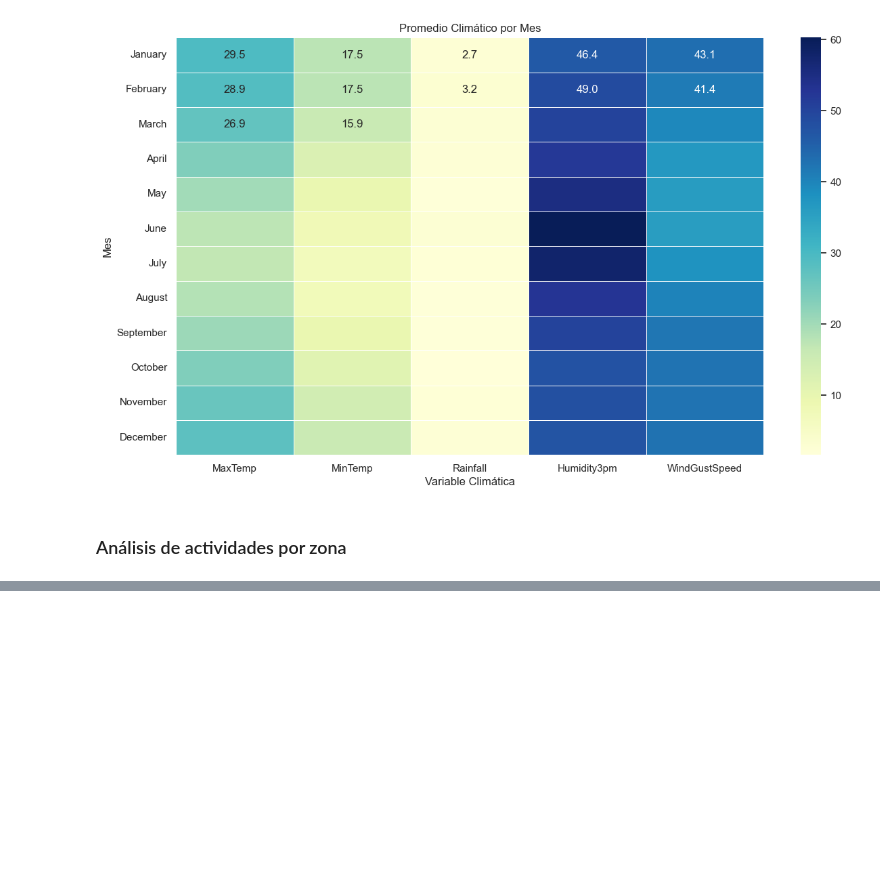
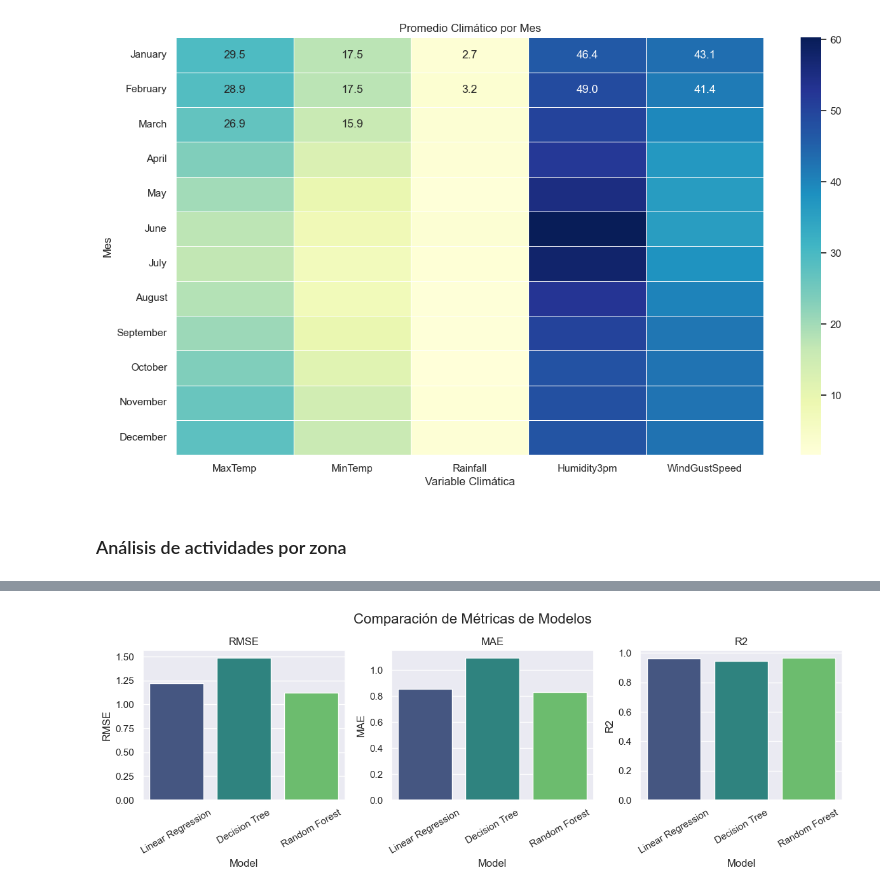
Before and after one commit to Manolowo/MineriadeDatos_Meteorologia, a Jupyter notebook: commonwealth/notebooks/CRISP-DM.ipynb, the cells around one changed output, grey strips where cells are left out. Drawn from its saved outputs; the diff is of its cells as text; code cells hidden in the pictures; blank space fills up the shorter version.

Commit message:
CRISP-DM fase 04 y 05
se realizo la adjuntación de los mejores modelos realizados, se ajustó la creación de variables y se modificó el pipeline 03 para mejorar el flujo de datos.

```diff
--- a/commonwealth/notebooks/CRISP-DM.ipynb
+++ b/commonwealth/notebooks/CRISP-DM.ipynb
@@ -810,0 +1118,3 @@ plt.show()
+# %%
+df = pd.read_csv("../data/03_primary/weatherAUS_primary.csv")
+df.head()
@@ -810,0 +1152,82 @@ plt.show()
+# %%
+import matplotlib.pyplot as plt
+import seaborn as sns
+
+# Variables independientes y dependiente
+X = df[['MaxTemp', 'MinTemp', 'Humidity_avg']]  # Features
+y = df['Temp_avg']  # Target
+
+# Dividir en entrenamiento y prueba
+X_train, X_test, y_train, y_test = train_test_split(X, y, test_size=0.2, random_state=42)
+
+# Inicializar modelos
+lr = LinearRegression()
+dt = DecisionTreeRegressor(random_state=42)
+rf = RandomForestRegressor(n_estimators=100, random_state=42)
+
+# Entrenar modelos
+lr.fit(X_train, y_train)
+dt.fit(X_train, y_train)
+rf.fit(X_train, y_train)
+
+# Predecir
+y_pred_lr = lr.predict(X_test)
+y_pred_dt = dt.predict(X_test)
+y_pred_rf = rf.predict(X_test)
+
+# Evaluación
+models = {
+    'Linear Regression': y_pred_lr,
+    'Decision Tree': y_pred_dt,
+    'Random Forest': y_pred_rf
+}
+
+# Métricas para graficar
+metrics = {
+    'Model': [],
+    'RMSE': [],
+    'MAE': [],
+    'R2': []
+}
+
+print("Evaluación de modelos:\n")
+for name, y_pred in models.items():
+    mse = mean_squared_error(y_test, y_pred)
+    rmse = mse ** 0.5
+    mae = mean_absolute_error(y_test, y_pred)
+    r2 = r2_score(y_test, y_pred)
+
+    print(f"{name} - RMSE: {rmse:.2f}, MAE: {mae:.2f}, R²: {r2:.2f}")
+
+    metrics['Model'].append(name)
+    metrics['RMSE'].append(rmse)
+    metrics['MAE'].append(mae)
+    metrics['R2'].append(r2)
+
+# Convertir a DataFrame
+metrics_df = pd.DataFrame(metrics)
+
+# 1. Gráfico de barras comparativo de métricas
+plt.figure(figsize=(12, 4))
+for i, metric in enumerate(['RMSE', 'MAE', 'R2']):
+    plt.subplot(1, 3, i + 1)
+    sns.barplot(x='Model', y=metric, data=metrics_df, palette="viridis")
+    plt.title(metric)
+    plt.xticks(rotation=30)
+    plt.tight_layout()
+plt.suptitle("Comparación de Métricas de Modelos", y=1.05, fontsize=16)
+plt.show()
+
+# 2. Gráfico real vs. predicho (línea diagonal = predicción perfecta)
+plt.figure(figsize=(15, 4))
+for i, (name, y_pred) in enumerate(models.items()):
+    plt.subplot(1, 3, i + 1)
+    sns.scatterplot(x=y_test, y=y_pred, alpha=0.6)
+    plt.plot([y_test.min(), y_test.max()], [y_test.min(), y_test.max()], 'r--', lw=2)
+    plt.title(f"{name}")
+    plt.xlabel("Real")
+    plt.ylabel("Predicción")
+    plt.tight_layout()
+plt.suptitle("Comparación Real vs. Predicción", y=1.05, fontsize=16)
+plt.show()
+# %% [output]
@@ -810,0 +1240 @@ plt.show()
+[figure, added]
```
Also changed, not shown: parts of 82 cells of this notebook, 4 other files.
